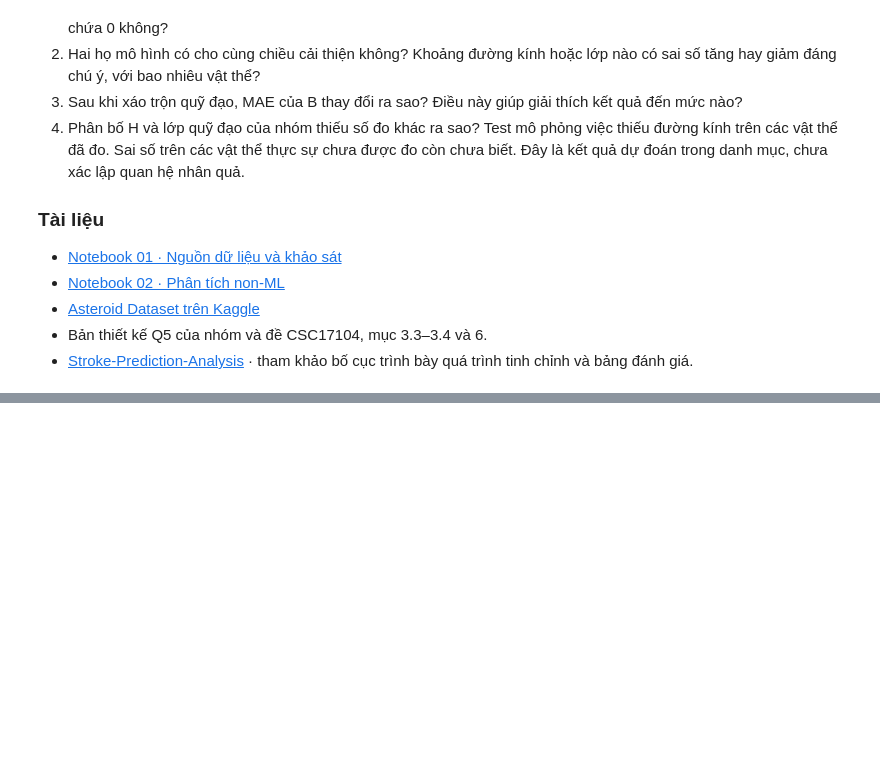
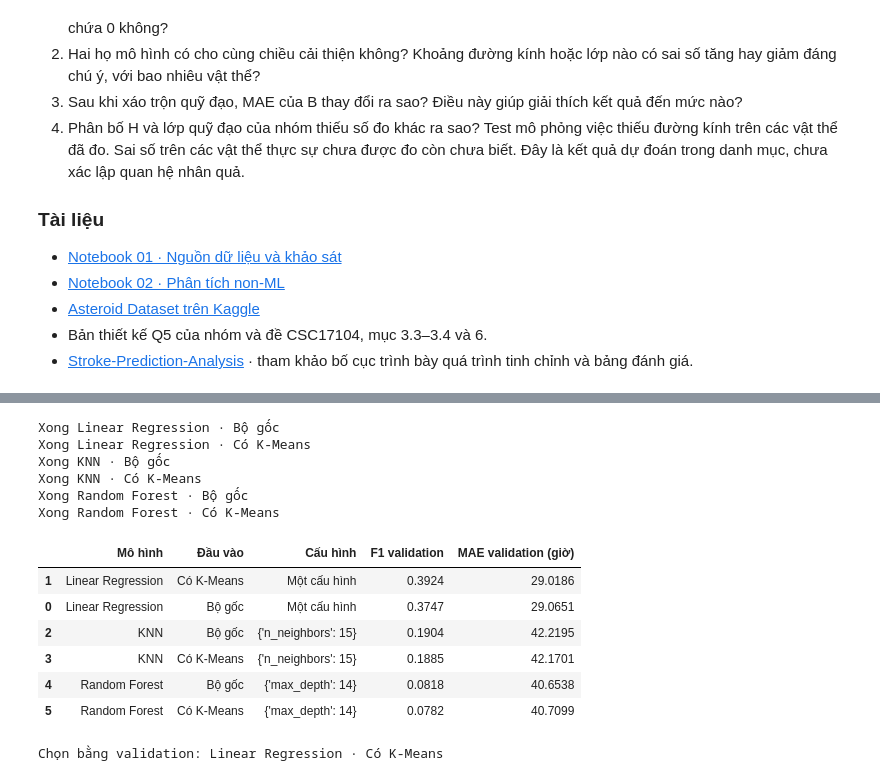
Before and after one commit to hohuunghiem/Programming-for-Data-Science, a Jupyter notebook: notebooks/03_ml_question.ipynb, the cells around one changed output, grey strips where cells are left out. Drawn from its saved outputs; the diff is of its cells as text; code cells hidden in the pictures; blank space fills up the shorter version.

```diff
--- a/notebooks/03_ml_question.ipynb
+++ b/notebooks/03_ml_question.ipynb
@@ -544,0 +710,60 @@ display(scores.loc[[main_family]].round(4))
+# %%
+def score_rotation(estimator, X, y):
+    predicted_hours = estimator.predict(X)
+    assert np.isfinite(predicted_hours).all()
+    return {
+        "f1": f1_score(y.le(hours), predicted_hours <= hours, zero_division=0),
+        "neg_mae": -mean_absolute_error(y, predicted_hours),
+    }
+
+
+def choose_config(q6_scores):
+    f1 = q6_scores["mean_test_f1"]
+    neg_mae = q6_scores["mean_test_neg_mae"]
+    return max(range(len(f1)), key=lambda q6_idx: (f1[q6_idx], neg_mae[q6_idx]))
+
+
+q6_searches = {}
+validation_rows = []
+with threadpool_limits(limits=2):
+    for q6_name, (q6_model, q6_grid) in q6_specs.items():
+        for q6_variant, with_clusters in variants.items():
+            pipeline = Pipeline([
+                ("prepare", make_preprocessing(with_clusters)),
+                ("model", q6_model),
+            ])
+            q6_search = GridSearchCV(
+                pipeline, q6_grid, cv=q6_folds, scoring=score_rotation,
+                refit=choose_config, error_score="raise",
+            ).fit(X_train, q6_y_train)
+            q6_searches[q6_name, q6_variant] = q6_search.best_estimator_
+            q6_idx = q6_search.best_index_
+            validation_rows.append({
+                "Mô hình": q6_name, "Đầu vào": q6_variant,
+                "Cấu hình": str(q6_search.best_params_).replace("model__", "") if q6_grid else "Một cấu hình",
+                "F1 validation": q6_search.cv_results_["mean_test_f1"][q6_idx],
+                "MAE validation (giờ)": -q6_search.cv_results_["mean_test_neg_mae"][q6_idx],
+            })
+            print(f"Xong {q6_name} · {q6_variant}")
+
+validation = pd.DataFrame(validation_rows).sort_values(
+    ["F1 validation", "MAE validation (giờ)"], ascending=[False, True], kind="stable"
+)
+q6_selected = tuple(validation.iloc[0][["Mô hình", "Đầu vào"]])
+display(validation.round(4))
+print(f"Chọn bằng validation: {q6_selected[0]} · {q6_selected[1]}")
+# %% [output]
+Xong Linear Regression · Bộ gốc
+Xong Linear Regression · Có K-Means
+Xong KNN · Bộ gốc
+Xong KNN · Có K-Means
+Xong Random Forest · Bộ gốc
+Xong Random Forest · Có K-Means
+|  | Mô hình | Đầu vào | Cấu hình | F1 validation | MAE validation (giờ) |
+| 1 | Linear Regression | Có K-Means | Một cấu hình | 0.3924 | 29.0186 |
+| 0 | Linear Regression | Bộ gốc | Một cấu hình | 0.3747 | 29.0651 |
+| 2 | KNN | Bộ gốc | {'n_neighbors': 15} | 0.1904 | 42.2195 |
+| 3 | KNN | Có K-Means | {'n_neighbors': 15} | 0.1885 | 42.1701 |
+| 4 | Random Forest | Bộ gốc | {'max_depth': 14} | 0.0818 | 40.6538 |
+| 5 | Random Forest | Có K-Means | {'max_depth': 14} | 0.0782 | 40.7099 |
+Chọn bằng validation: Linear Regression · Có K-Means
```
Also changed, not shown: parts of 15 cells of this notebook, 4 other files.
